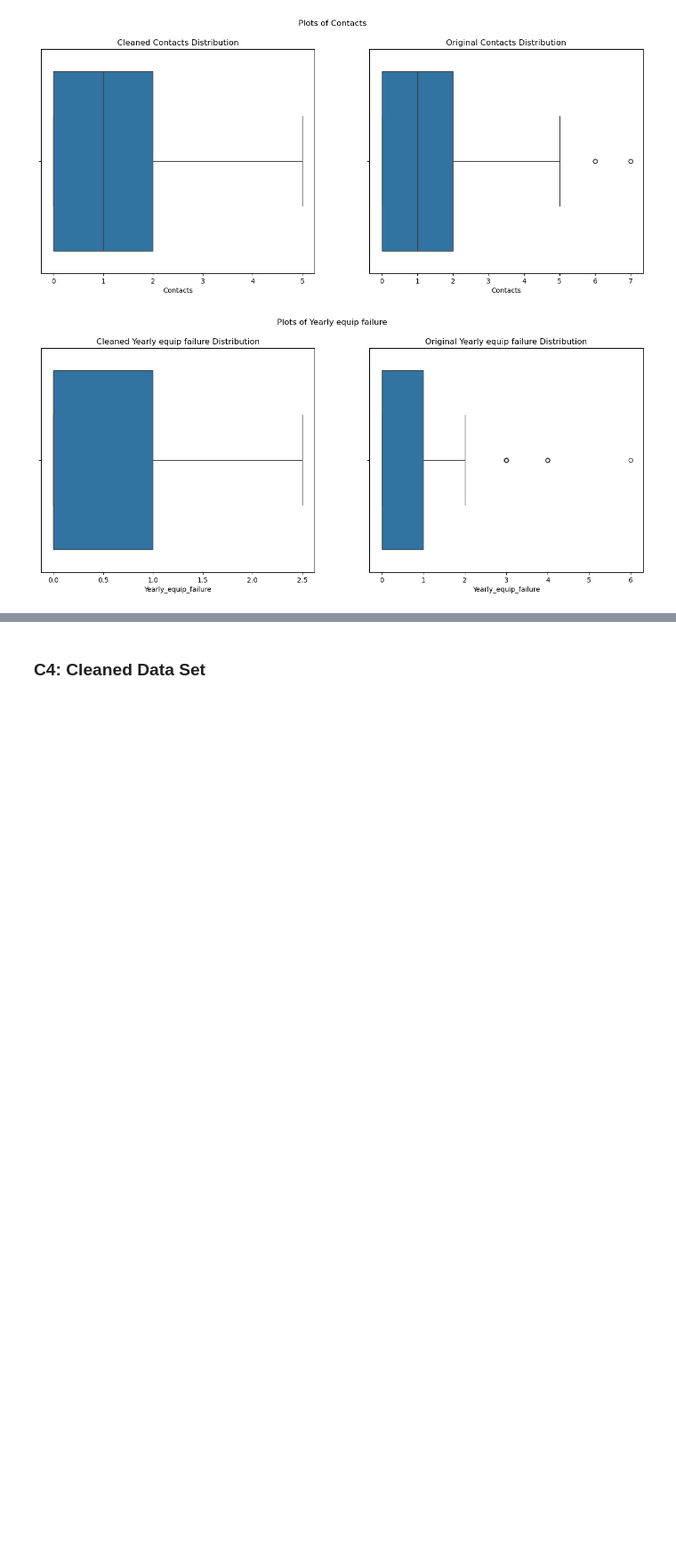
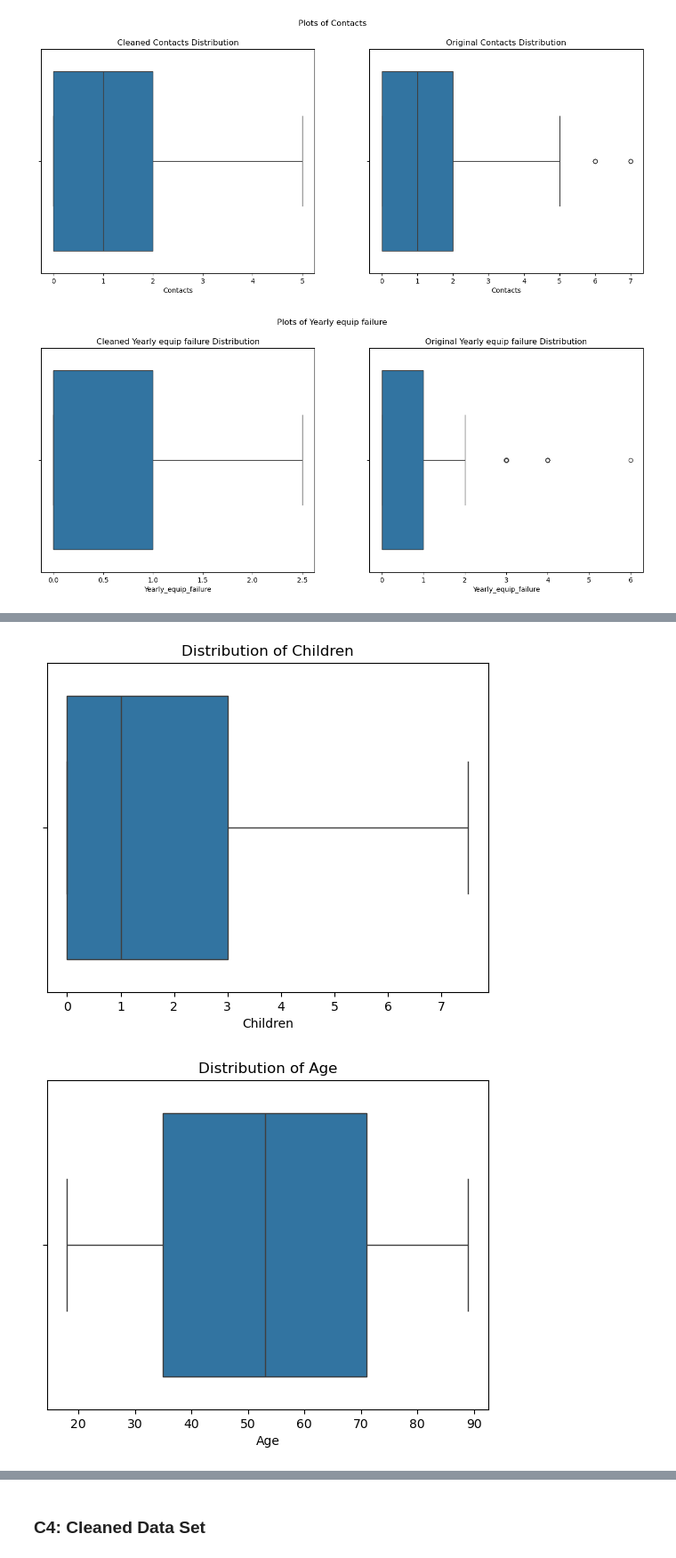
Before and after one commit to JosmarAdames/IEXTelework, a Jupyter notebook: WGU/D209_T1.ipynb, the cells around one changed output, grey strips where cells are left out. Shown at 89% size. Saved outputs shown, nothing was run; the diff lists cells and outputs as text; code cells hidden in the pictures; blank space fills up the shorter version.

```diff
--- a/WGU/D209_T1.ipynb
+++ b/WGU/D209_T1.ipynb
@@ -373,21 +373,21 @@ The amount of outliers for Bandwidth_GB_Year is 0
 # %%
 #Treatment of Outliers (Children, Income, Email, Contacts, Yearly_equip_failure)
 
-for c in u_df.columns:
-    if u_df[c].dtype == "O":
+for c in i_df.columns:
+    if i_df[c].dtype == "O":
         print("No treat needed for  for {} since it is a categorical column".format(c))
         print('\n')
 
     else:
-        Q1 = u_df[c].quantile(.25)
-        Q3 = u_df[c].quantile(.75)
+        Q1 = i_df[c].quantile(.25)
+        Q3 = i_df[c].quantile(.75)
 
         IQR = Q3-Q1
         lower = Q1 - 1.5*IQR
         upper = Q3 + 1.5*IQR
 
-        u_df[c] = np.where(u_df[c] <lower, lower, u_df[c]);
-        u_df[c] = np.where(u_df[c] >upper, upper, u_df[c]);
+        i_df[c] = np.where(i_df[c] <lower, lower, i_df[c]);
+        i_df[c] = np.where(i_df[c] >upper, upper, i_df[c]);
 
-        print("Upper,Lower, IQR for {} is :{}, {}, {}".format(c,upper,lower,IQR))
+        print("Upper,Lower, IQR for {} is: {}, {}, {}".format(c,upper,lower,IQR))
 # %% [output]
@@ -500,3 +500,16 @@ plt.title("Original Yearly equip failure Distribution")
 sns.boxplot(data=df, x='Yearly_equip_failure');
 # %% [output]
 [figure]
+# %%
+columns = i_df.columns
+
+for z in columns:
+    if i_df[z].dtype == 'O':
+        print (z)
+        print (i_df[z].value_counts())
+        print ('\n')
+
+    else:
+        print (z)
+        print (i_df[z].describe())
+        print('\n')
@@ -502,0 +534,17 @@ sns.boxplot(data=df, x='Yearly_equip_failure');
+# %%
+# Graph of each of the variables
+columns = i_df.columns
+
+for z in columns:
+    if i_df[z].dtype == 'O':
+        plt.figure()
+        plt.title("Distribution of {}".format(z))
+        sns.histplot(data=i_df, x=z)
+
+    else:
+        plt.figure()
+        plt.title("Distribution of {}".format(z))
+        sns.boxplot(data=i_df, x=z)
+# %% [output]
+[figure, added]
+[figure, added]
```
Also changed, not shown: parts of 9 cells of this notebook.
